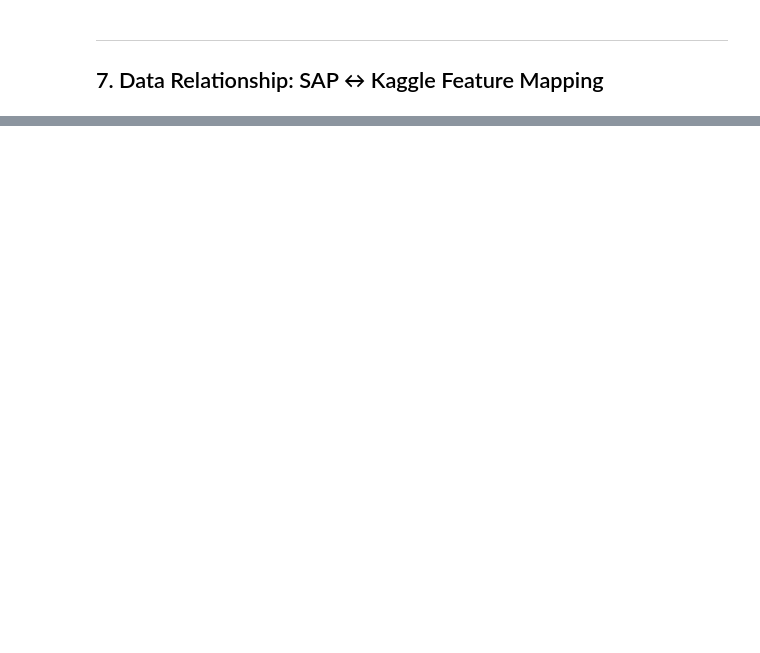
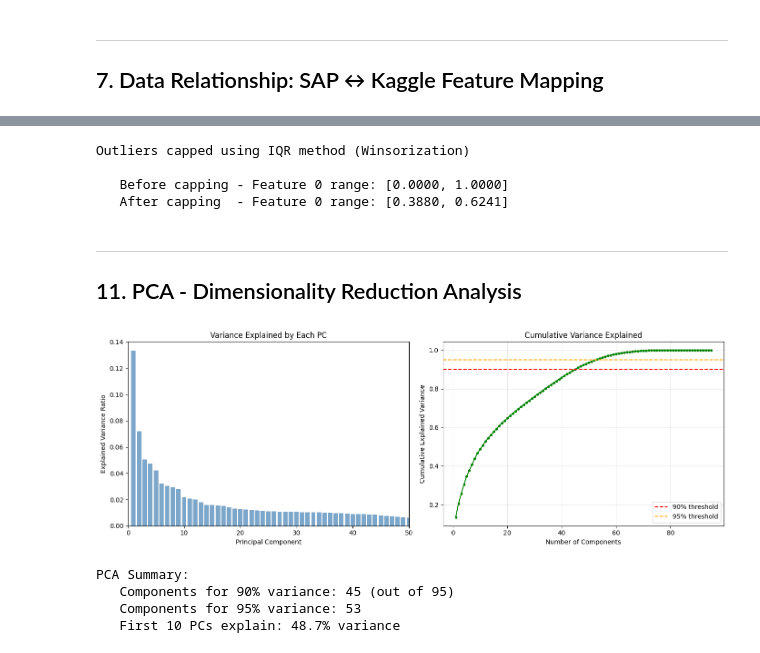
Before and after one commit to O-2wice/DS_Lab_Project, a Jupyter notebook: notebooks/01_EDA_and_Preprocessing.ipynb, the cells around one changed output, grey strips where cells are left out. Drawn from its saved outputs; the diff is of its cells as text; code cells hidden in the pictures; blank space fills up the shorter version.

```diff
--- a/notebooks/01_EDA_and_Preprocessing.ipynb
+++ b/notebooks/01_EDA_and_Preprocessing.ipynb
@@ -229,0 +490,76 @@ feature_mapping
+# %%
+# Cap outliers using IQR (Winsorization) - create cleaned version
+def cap_outliers_iqr(df, columns):
+    df_capped = df.copy()
+    for col in columns:
+        Q1 = df[col].quantile(0.25)
+        Q3 = df[col].quantile(0.75)
+        IQR = Q3 - Q1
+        lower = Q1 - 1.5 * IQR
+        upper = Q3 + 1.5 * IQR
+        df_capped[col] = df_capped[col].clip(lower=lower, upper=upper)
+    return df_capped
+
+# Apply to features only (not target)
+X_capped = cap_outliers_iqr(X, X.columns)
+
+print("Outliers capped using IQR method (Winsorization)")
+print(f"\n   Before capping - Feature 0 range: [{X.iloc[:, 0].min():.4f}, {X.iloc[:, 0].max():.4f}]")
+print(f"   After capping  - Feature 0 range: [{X_capped.iloc[:, 0].min():.4f}, {X_capped.iloc[:, 0].max():.4f}]")
+# %% [output]
+Outliers capped using IQR method (Winsorization)
+
+   Before capping - Feature 0 range: [0.0000, 1.0000]
+   After capping  - Feature 0 range: [0.3880, 0.6241]
+# %% [markdown]
+---
+## 11. PCA - Dimensionality Reduction Analysis
+# %%
+# PCA for dimensionality reduction analysis
+from sklearn.decomposition import PCA
+
+# Fit PCA on scaled data
+pca = PCA()
+pca.fit(X_scaled)
+
+# Explained variance
+explained_var = pca.explained_variance_ratio_
+cumulative_var = np.cumsum(explained_var)
+
+# Plot explained variance
+fig, axes = plt.subplots(1, 2, figsize=(14, 5))
+
+# Individual variance
+axes[0].bar(range(1, len(explained_var)+1), explained_var, alpha=0.7, color='steelblue')
+axes[0].set_xlabel('Principal Component')
+axes[0].set_ylabel('Explained Variance Ratio')
+axes[0].set_title('Variance Explained by Each PC')
+axes[0].set_xlim(0, 50)  # First 50 components
+
+# Cumulative variance
+axes[1].plot(range(1, len(cumulative_var)+1), cumulative_var, 'o-', color='green', markersize=3)
+axes[1].axhline(y=0.90, color='red', linestyle='--', label='90% threshold')
+axes[1].axhline(y=0.95, color='orange', linestyle='--', label='95% threshold')
+axes[1].set_xlabel('Number of Components')
+axes[1].set_ylabel('Cumulative Explained Variance')
+axes[1].set_title('Cumulative Variance Explained')
+axes[1].legend()
+axes[1].grid(True, alpha=0.3)
+
+plt.tight_layout()
+plt.show()
+
+# Find components needed for 90% and 95% variance
+n_90 = np.argmax(cumulative_var >= 0.90) + 1
+n_95 = np.argmax(cumulative_var >= 0.95) + 1
+
+print(f"\nPCA Summary:")
+print(f"   Components for 90% variance: {n_90} (out of {len(explained_var)})")
+print(f"   Components for 95% variance: {n_95}")
+print(f"   First 10 PCs explain: {cumulative_var[9]:.1%} variance")
+# %% [output]
+[figure, added]
+PCA Summary:
+   Components for 90% variance: 45 (out of 95)
+   Components for 95% variance: 53
+   First 10 PCs explain: 48.7% variance
```
Also changed, not shown: parts of 38 cells of this notebook, 8 other files.
